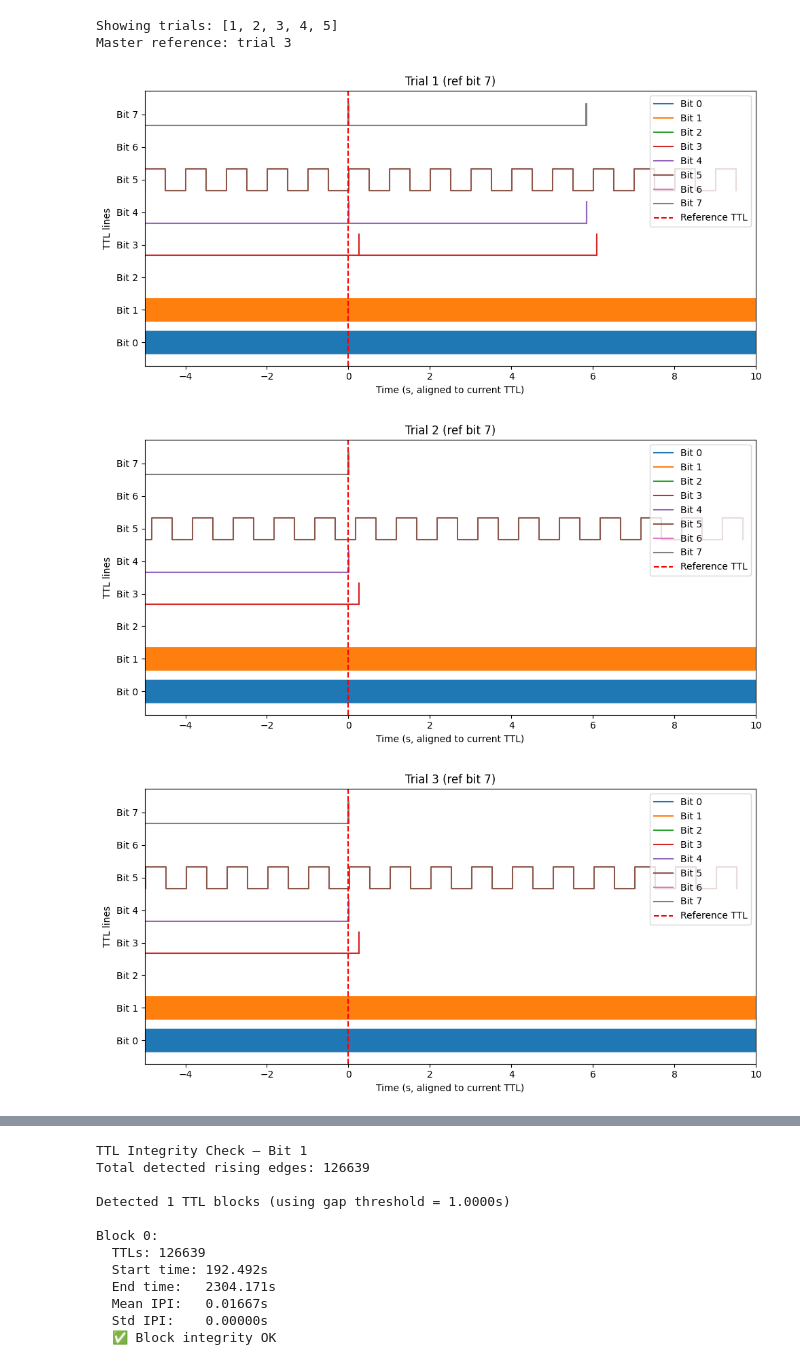
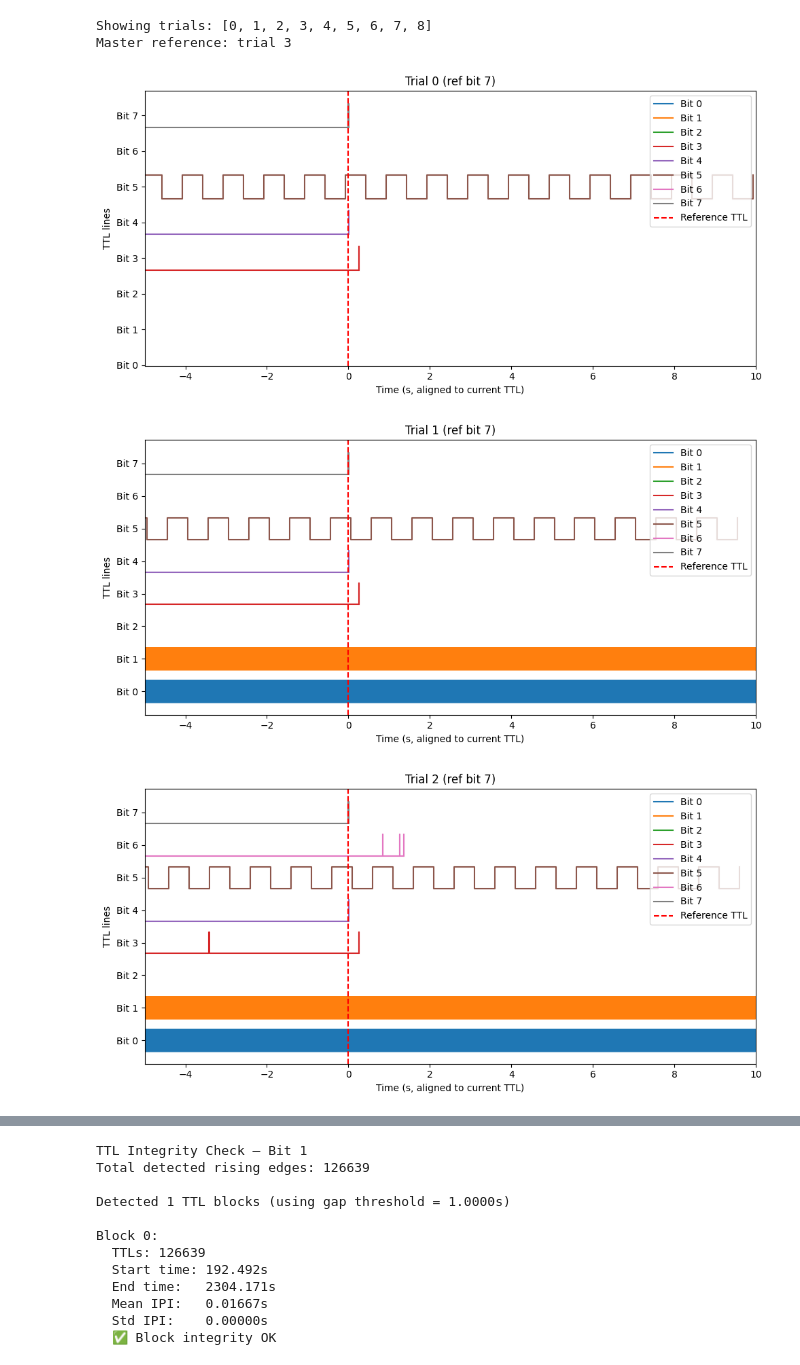
Before and after one commit to KevinPKoster/NeuropixelsAnalysisPipeline, a Jupyter notebook: Analysis notebooks/VisualizingTTLs.ipynb, the cells around one changed output, grey strips where cells are left out. Saved outputs shown, nothing was run; the diff lists cells and outputs as text; code cells hidden in the pictures.

```diff
--- a/Analysis notebooks/VisualizingTTLs.ipynb
+++ b/Analysis notebooks/VisualizingTTLs.ipynb
@@ -10,7 +10,7 @@ import os
 # TUNABLE PARAMETERS
 # ============================================================
 
-ni_folder = r"C:\Users\Shermanlab\Desktop\2026-03-02_14-04-49\Record Node 104\experiment1\recording1\events\NI-DAQmx-103.PXIe-6341\TTL"  ######################################################################################################################################################################
+ni_folder = r"D:\Kevin\2026-03-05_09-27-03\Record Node 106\experiment2\recording1\events\NI-DAQmx-105.PXIe-6341\TTL"  ######################################################################################################################################################################
 # Path to NI‑DAQ TTL folder
 
 # ============================================================
@@ -150,7 +150,7 @@ import numpy as np
 bits_to_plot = [0, 1, 2, 3, 4, 5, 6, 7]     ################################################################################################
 ref_bit = 7                        ################################################################################################
 trial_index = 3                    ################################################################################################
-n_surround = 5                     ################################################################################################
+n_surround = 10                     ################################################################################################
 window_pre = 5                     ################################################################################################
 window_post = 10                   ################################################################################################
 # Bits to plot, reference bit, trial selection, and window
@@ -216,34 +216,34 @@ else:
 
             mask_window = (times > t0) & (times < t1)
             times_w  = times[mask_window]
             values_w = values[mask_window]
 
             prev_state = 0
             earlier = times < t0
             if np.any(earlier):
                 prev_state = values[np.where(earlier)[0][-1]]
 
             times_plot  = np.insert(times_w, 0, t0) - t_ref
             values_plot = np.insert(values_w, 0, prev_state)
 
             offset = j * 1.5
             plt.step(times_plot, values_plot + offset, where='post', label=f"Bit {bit}")
 
         plt.axvline(0, color='red', linestyle='--', label='Reference TTL')
         plt.xlabel("Time (s, aligned to current TTL)")
         plt.ylabel("TTL lines")
         plt.title(f"Trial {trial_i} (ref bit {ref_bit})")
 
         plt.yticks([k * 1.5 + 0.5 for k in range(len(bits_to_plot))],
                    [f"Bit {b}" for b in bits_to_plot])
 
         plt.xlim(-window_pre, window_post)
         plt.legend(loc='upper right')
         plt.tight_layout()
         plt.show()
 # %% [output]
-Showing trials: [1, 2, 3, 4, 5]
+Showing trials: [0, 1, 2, 3, 4, 5, 6, 7, 8]
 Master reference: trial 3
-[figure, old version]
+[figure, new version]
-[figure, old version]
+[figure, new version]
-[figure, old version]
+[figure, new version]
```
Also changed, not shown: parts of 3 cells of this notebook, 1 other file.
